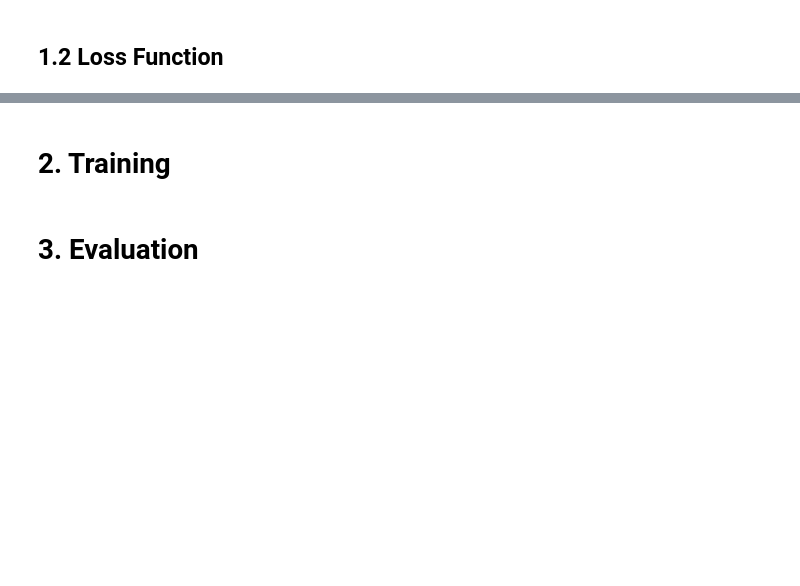
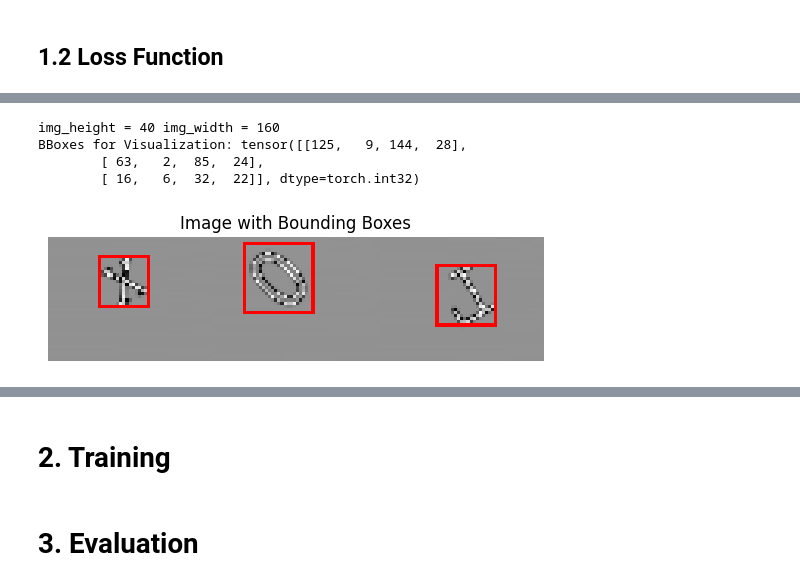
Before and after one commit to suman1209/UTN_Captcha_Detector, a Jupyter notebook: notebooks/ssd_captcha_template.ipynb, the cells around one changed output, grey strips where cells are left out. Drawn from its saved outputs; the diff is of its cells as text; code cells hidden in the pictures; blank space fills up the shorter version.

```diff
--- a/notebooks/ssd_captcha_template.ipynb
+++ b/notebooks/ssd_captcha_template.ipynb
@@ -231,0 +387,10 @@ debug_info
+# %%
+# Load one sample for visualization
+image, bboxes, labels = dataset[0]
+plot_image_with_bboxes(image, bboxes, labels=None)
+# %% [output]
+img_height = 40 img_width = 160
+BBoxes for Visualization: tensor([[125,   9, 144,  28],
+        [ 63,   2,  85,  24],
+        [ 16,   6,  32,  22]], dtype=torch.int32)
+[figure, added]
```
Also changed, not shown: parts of 17 cells of this notebook, 4 other files.
